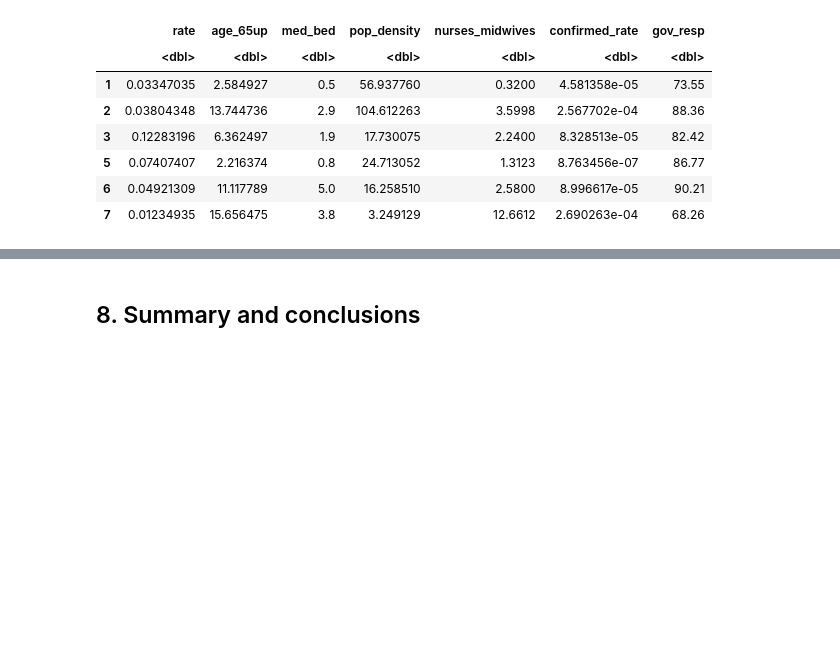
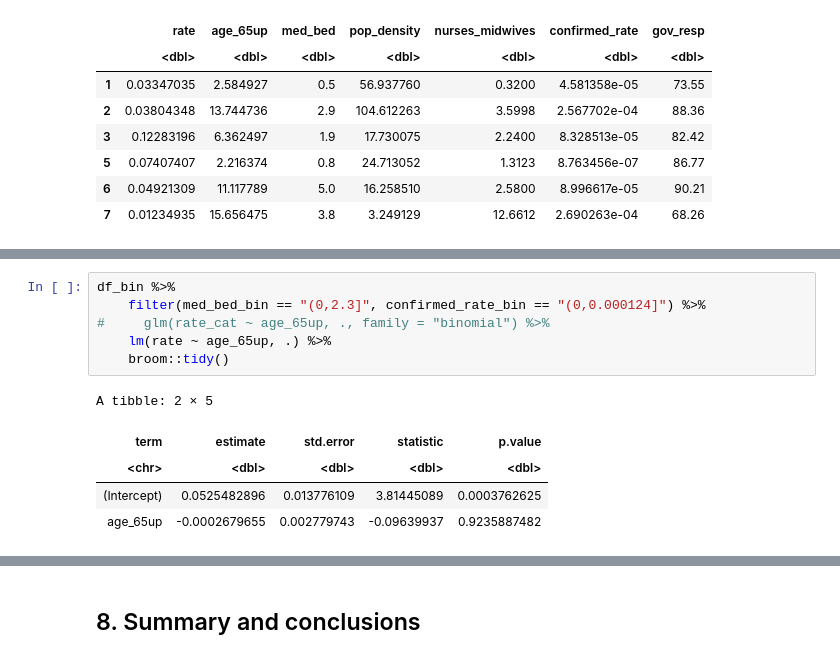
Before and after one commit to flizhou/age_effects_on_COVID-19, a Jupyter notebook: scripts/eda.ipynb, the cells around one changed output, grey strips where cells are left out. Cells and saved outputs as stored; diff of their text form; blank space fills up the shorter version.

```diff
--- a/scripts/eda.ipynb
+++ b/scripts/eda.ipynb
@@ -1333,0 +1272,12 @@ ERROR: Error in if (d2 == 0L) {: missing value where TRUE/FALSE needed
+# %%
+df_bin %>%
+    filter(med_bed_bin == "(0,2.3]", confirmed_rate_bin == "(0,0.000124]") %>%
+#     glm(rate_cat ~ age_65up, ., family = "binomial") %>%
+    lm(rate ~ age_65up, .) %>%
+    broom::tidy()
+# %% [output]
+A tibble: 2 × 5
+| term | estimate | std.error | statistic | p.value |
+| <chr> | <dbl> | <dbl> | <dbl> | <dbl> |
+| (Intercept) | 0.0525482896 | 0.013776109 | 3.81445089 | 0.0003762625 |
+| age_65up | -0.0002679655 | 0.002779743 | -0.09639937 | 0.9235887482 |
```
Also changed, not shown: parts of 25 cells of this notebook.
